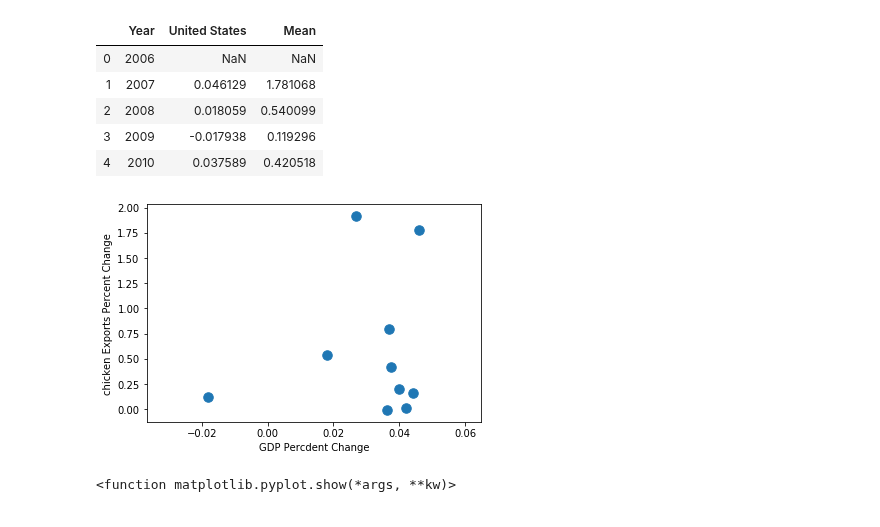
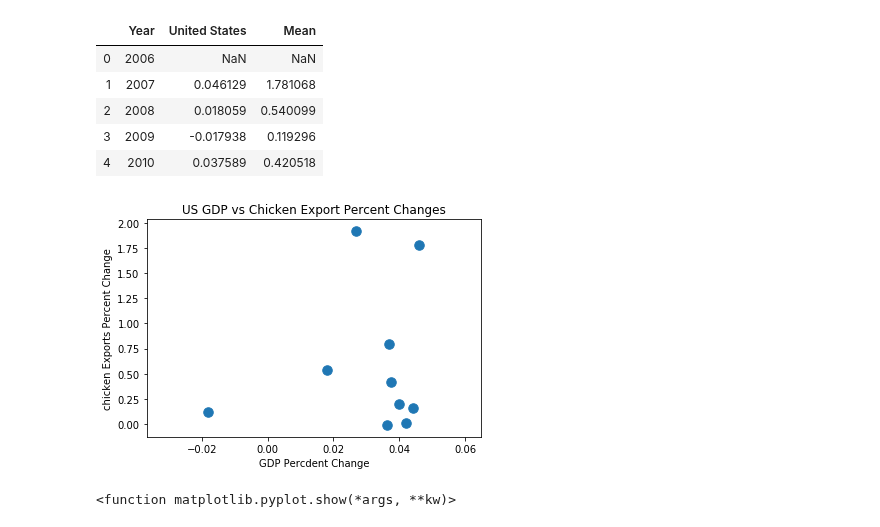
Before and after one commit to cmboone2005/Project1, a Jupyter notebook: m_notebooks/Chicken Export Scatter.ipynb, the cells around one changed output. Saved outputs shown, nothing was run; the diff lists cells and outputs as text; code cells hidden in the pictures.

```diff
--- a/m_notebooks/Chicken Export Scatter.ipynb
+++ b/m_notebooks/Chicken Export Scatter.ipynb
@@ -45,12 +45,13 @@ chicken_gdp.head()
 # %%
 #scatterate
 plt.scatter(chicken_gdp["United States"], chicken_gdp["Mean"],s=[90])
 plt.xlabel("GDP Percdent Change")
 plt.ylabel("chicken Exports Percent Change")
+plt.title("US GDP vs Chicken Export Percent Changes")
 plt.show
 plt.savefig("Images/Chicken Export Scatter")
 # %% [output]
-[figure, old version]
+[figure, new version]
 # %%
 #scatterate 3D!
 from mpl_toolkits.mplot3d import Axes3D
```
Also changed, not shown: 23 other files.
